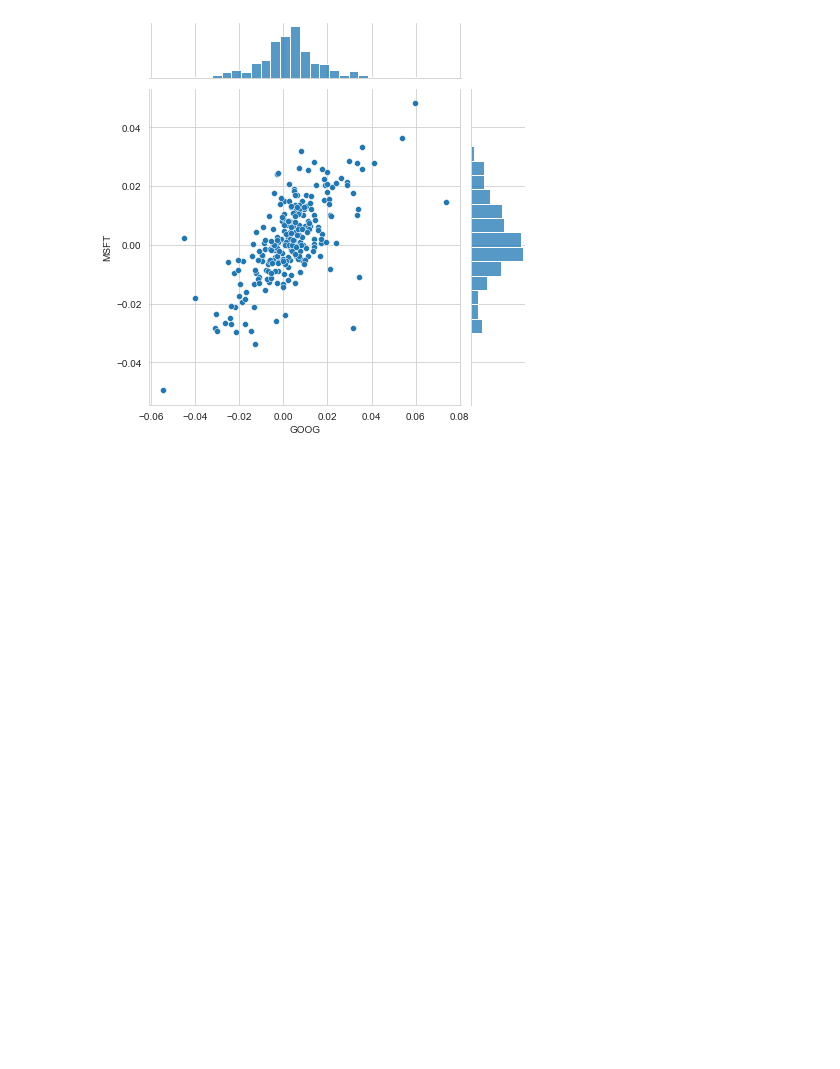
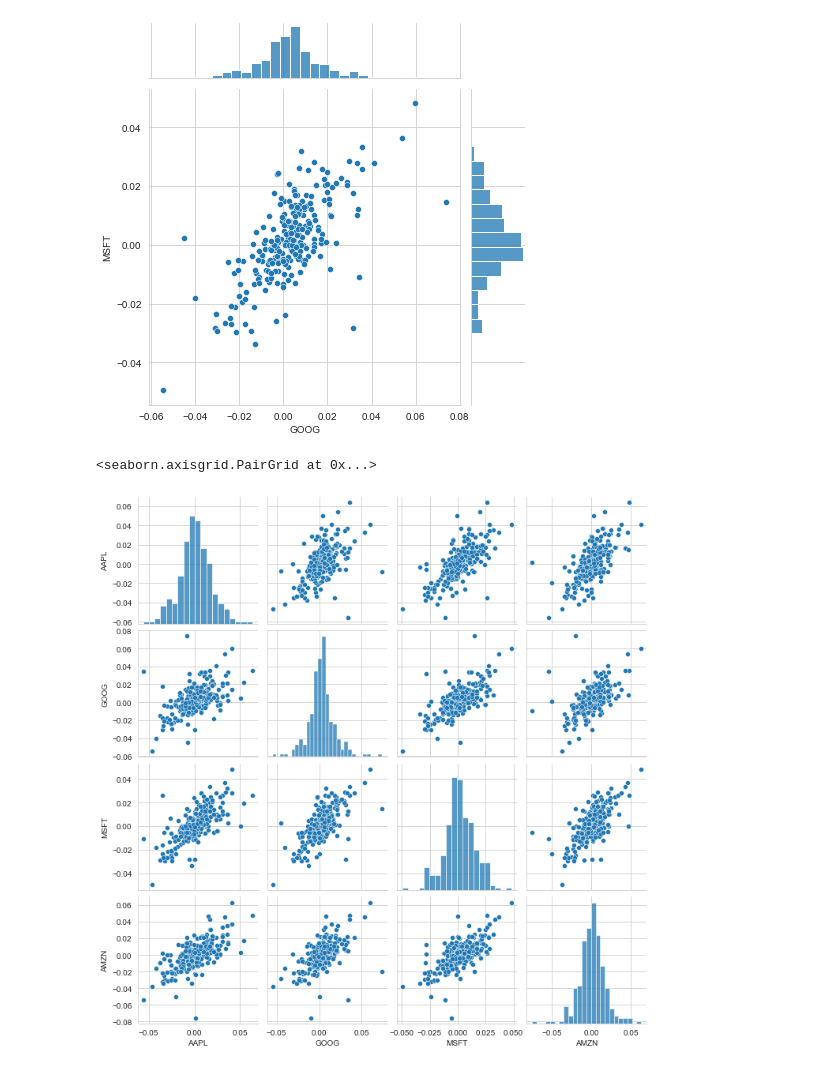
Before and after one commit to abel672/python-data-analysis-visualization, a Jupyter notebook: Section-8-Example-Projects/01-Stock-Market-Data-Analysis-Project.ipynb, the cells around one changed output. Cells and saved outputs as stored; diff of their text form; code cells hidden in the pictures; blank space fills up the shorter version.

```diff
--- a/Section-8-Example-Projects/01-Stock-Market-Data-Analysis-Project.ipynb
+++ b/Section-8-Example-Projects/01-Stock-Market-Data-Analysis-Project.ipynb
@@ -114,3 +114,8 @@ sns.jointplot(x='GOOG',y='MSFT',data=tech_rets,kind='scatter')
 [figure]
 # %%
 url = 'https://en.wikipedia.org/wiki/Pearson_correlation_coefficient'
+# %%
+sns.pairplot(tech_rets.dropna())
+# %% [output]
+<seaborn.axisgrid.PairGrid at 0x...>
+[figure, added]
```
Also changed, not shown: parts of 5 cells of this notebook, 1 other file.
